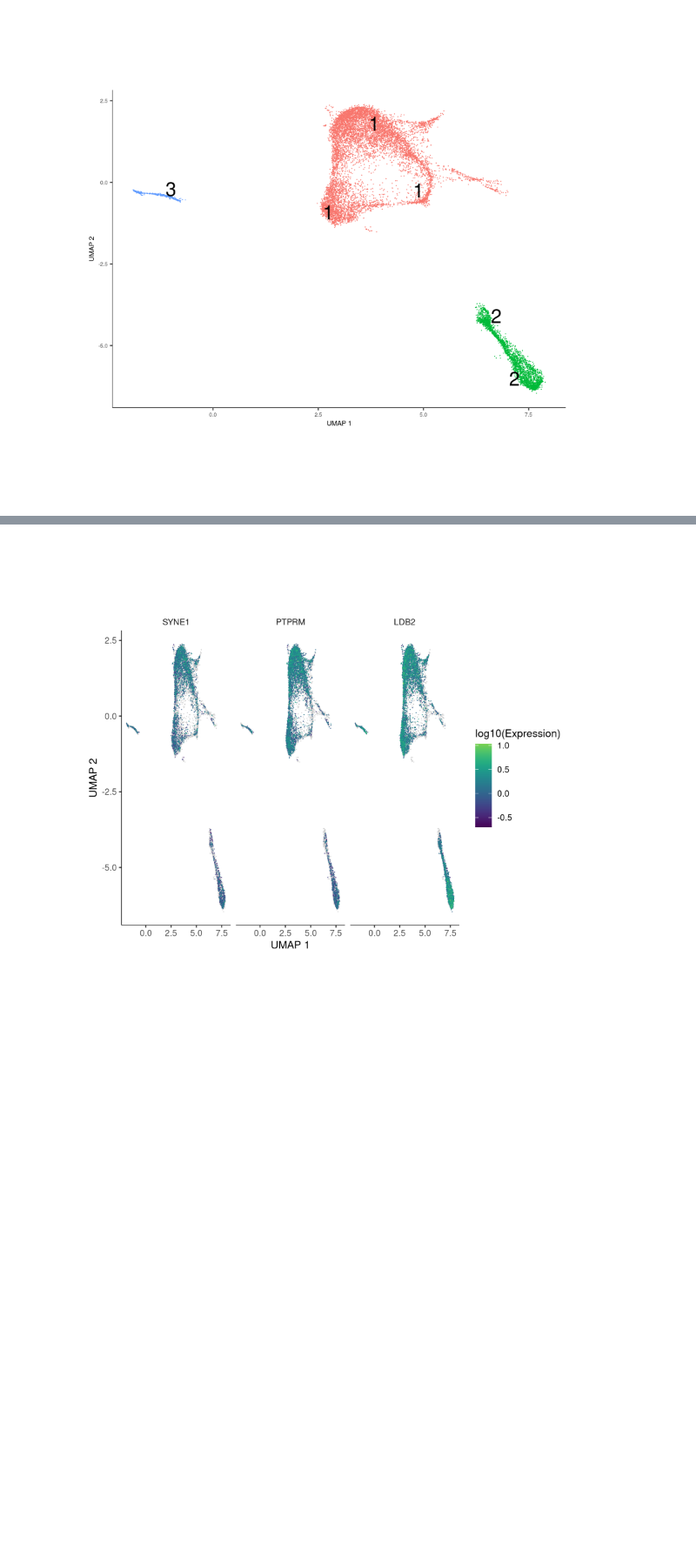
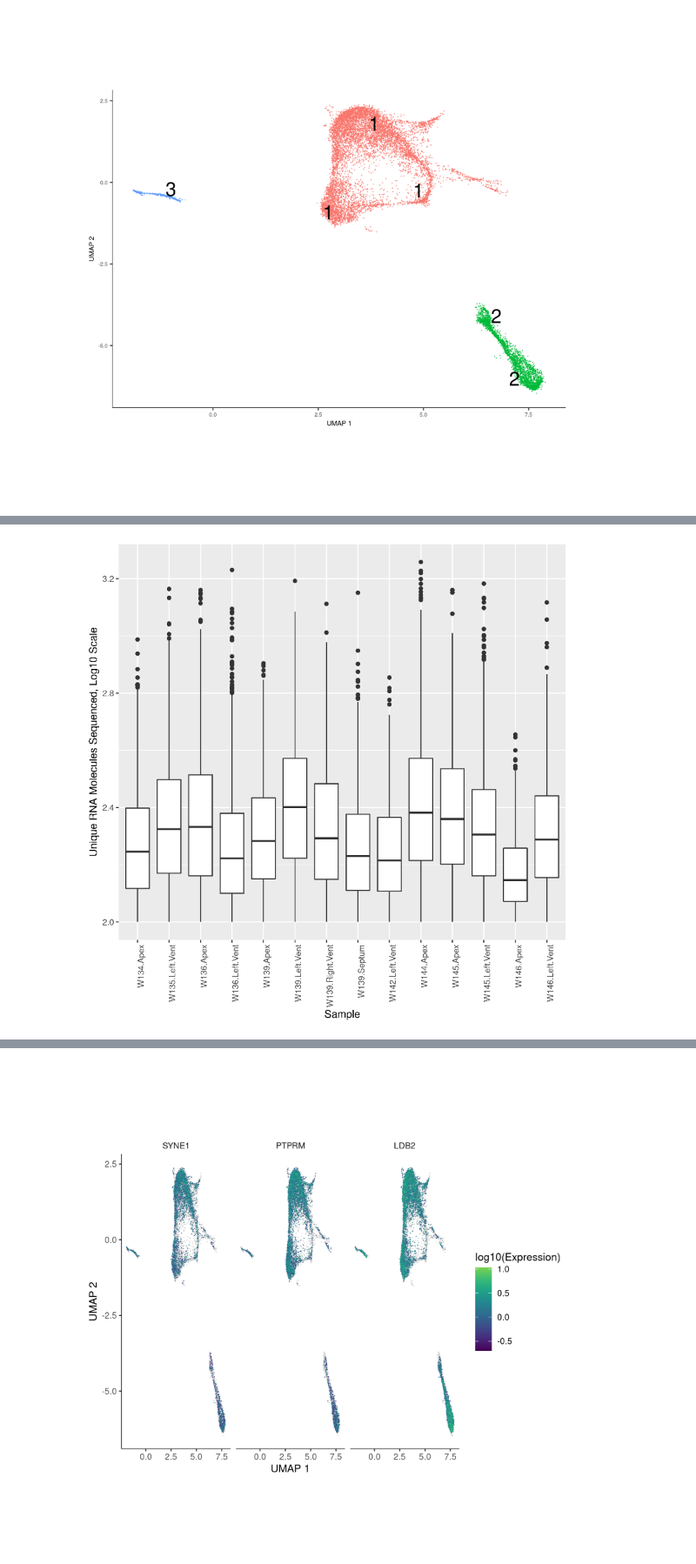
Before and after one commit to Daread/CSE512_David_Read_HW2, a Jupyter notebook: David_Read_CSE512_HW2.ipynb, the cells around one changed output, grey strips where cells are left out. Shown: that part at 87% size. Cells and saved outputs as stored; diff of their text form; code cells hidden in the pictures; blank space fills up the shorter version.

```diff
--- a/David_Read_CSE512_HW2.ipynb
+++ b/David_Read_CSE512_HW2.ipynb
@@ -23,0 +35,5 @@ grid::grid.raster(img)
+# %%
+img <- readPNG("Endoth_only_log_10_umi_by_sample.png")
+grid::grid.raster(img)
+# %% [output]
+[figure, added]
```
Also changed, not shown: parts of 11 cells of this notebook.
